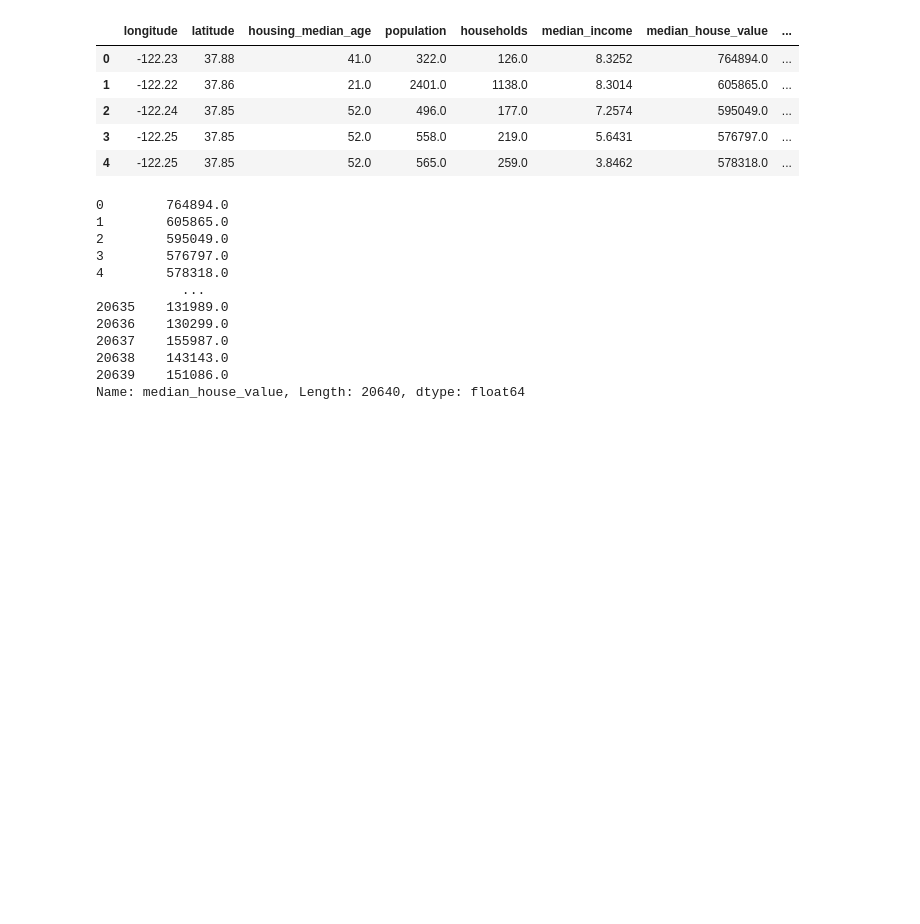
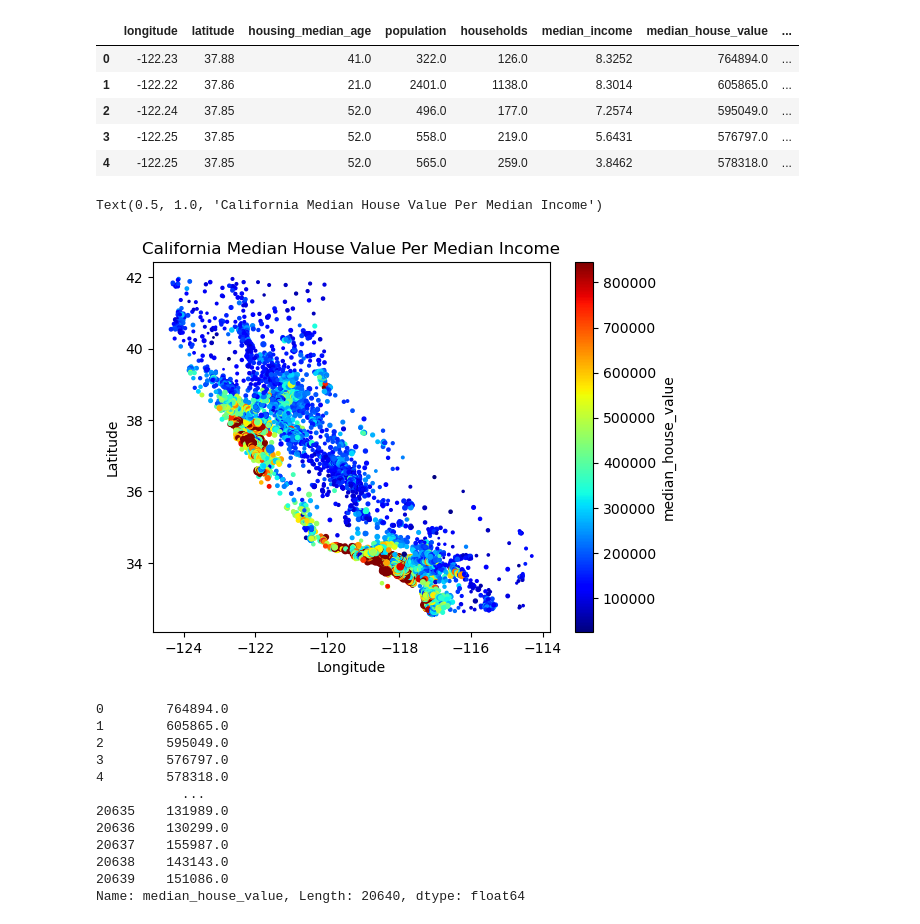
Before and after one commit to BrianLee0529/Project_4_group_3, a Jupyter notebook: Supervised version.ipynb, the cells around one changed output. Drawn from its saved outputs; the diff is of its cells as text; code cells hidden in the pictures; blank space fills up the shorter version.

```diff
--- a/Supervised version.ipynb
+++ b/Supervised version.ipynb
@@ -123,3 +123,16 @@ new_house_df.head()
+# %%
+new_house_df.plot(kind='scatter',
+                  x='longitude',
+                     y='latitude',
+                     c='median_house_value',
+                     s=new_house_df['median_income']*2,
+                     colormap='jet')
+plt.xlabel('Longitude')
+plt.ylabel('Latitude')
+plt.title('California Median House Value Per Median Income')
+# %% [output]
+Text(0.5, 1.0, 'California Median House Value Per Median Income')
+[figure, added]
 # %%
 # Separate the features from the target.
 X=new_house_df.drop(columns=['median_house_value'])
```
Also changed, not shown: parts of 9 cells of this notebook.
